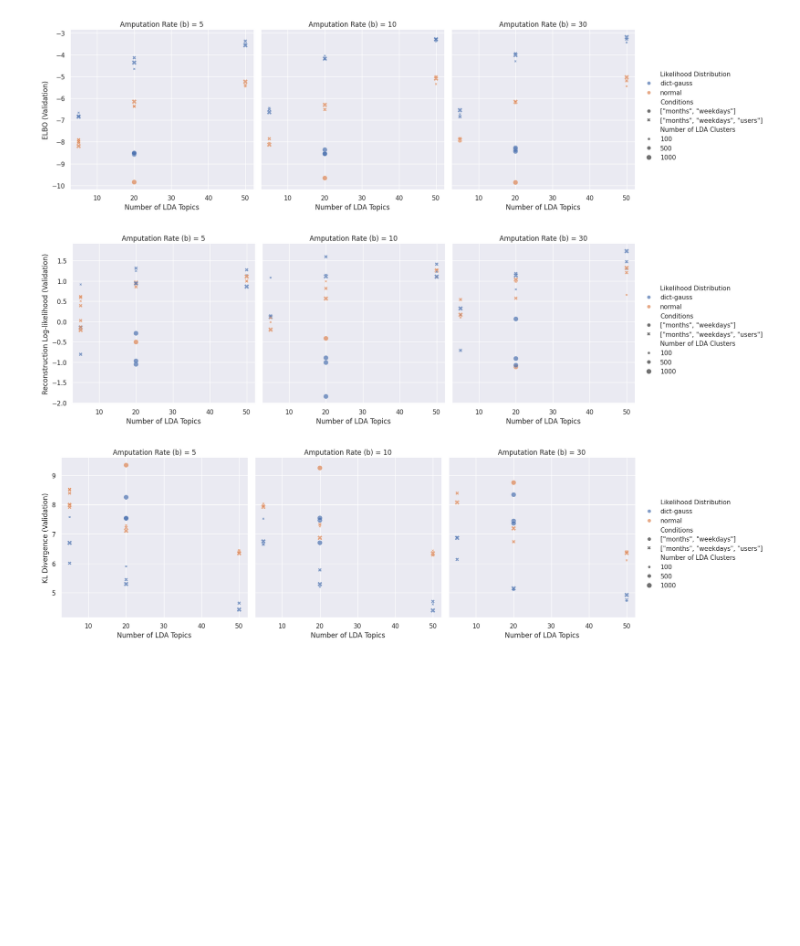
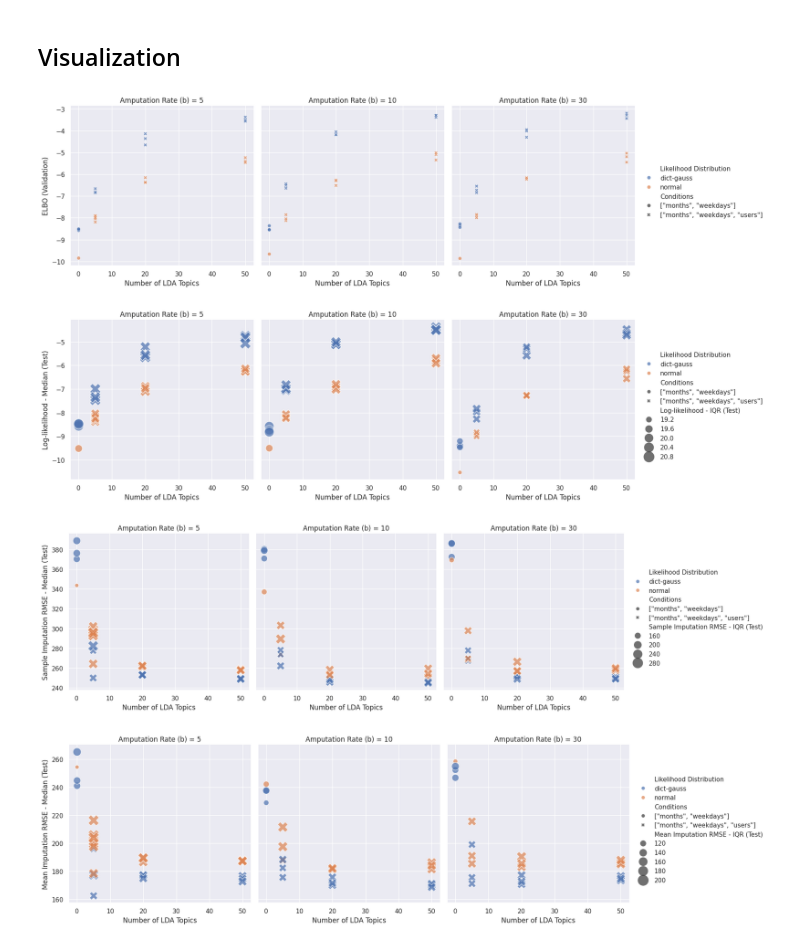
Before and after one commit to kabolat/behavio-temporal-vae, a Jupyter notebook: notebooks/testing.ipynb, the cells around one changed output. Cells and saved outputs as stored; diff of their text form; code cells hidden in the pictures; blank space fills up the shorter version.

Commit message:
backcasting results integrated

```diff
--- a/notebooks/testing.ipynb
+++ b/notebooks/testing.ipynb
@@ -33,8 +33,20 @@ for i, folder in enumerate(os.listdir(os.path.join(config_dir))):
     # Load config file
     with open(os.path.join(config_dir, folder, config_file), 'r') as f: config = json.load(f)
     config_flt = utils.flatten_dict(config)
+
+    # Get validation metrics by reading tensorboard logs
     for tag in os.listdir(os.path.join(config_dir, folder, 'tensorboard')):
         tag_folder = os.path.join(config_dir, folder, 'tensorboard', tag)
         loss = SummaryReader(tag_folder).scalars["value"].values[-1]
         config_flt[tag] = loss
-    df_experiment = pd.concat([df_experiment, pd.DataFrame(config_flt, index=[i])], axis=0)
+    df_config_val = pd.DataFrame(config_flt, index=[i])
+
+    # Load test results
+    if not os.path.exists(os.path.join(config_dir, folder, 'test_results.json')): continue
+    else:
+        with open(os.path.join(config_dir, folder, 'test_results.json'), 'rb') as f: test_results = json.load(f)
+        test_results_flt = utils.flatten_dict(test_results)
+        ##add to dataframe
+        df_test = pd.DataFrame(test_results_flt, index=[i])
+
+    df_experiment = pd.concat([df_experiment, pd.concat([df_config_val, df_test], axis=1)], axis=0)
@@ -53,3 +102,15 @@ df_experiment.rename(columns={'Loss_ELBO_val': 'ELBO (Validation)',
+# %%
+## if df_expermient["Conditons"] does not have "users", replace def_experiment["Number of LDA Topics"] with 0
+df_experiment.loc[df_experiment["Conditions"].apply(lambda x: "users" not in x), "Number of LDA Topics"] = 0
+df_experiment.loc[df_experiment["Conditions"].apply(lambda x: "users" not in x), "Number of LDA Clusters"] = 0
+## if df_expermient["Likelihood Distribution"] is not "dict-gauss", replace def_experiment['Pattern Dictionary Size'] with 0
+df_experiment.loc[df_experiment["Likelihood Distribution"] != "dict-gauss", "Pattern Dictionary Size"] = 0
+# %%
+df_experiment["Log-likelihood - IQR (Test)"] = df_experiment["Log-likelihood - Upper Quartile (Test)"] - df_experiment["Log-likelihood - Lower Quartile (Test)"]
+df_experiment["Sample Imputation RMSE - IQR (Test)"] = df_experiment["Sample Imputation RMSE - Upper Quartile (Test)"] - df_experiment["Sample Imputation RMSE - Lower Quartile (Test)"]
+df_experiment["Mean Imputation RMSE - IQR (Test)"] = df_experiment["Mean Imputation RMSE - Upper Quartile (Test)"] - df_experiment["Mean Imputation RMSE - Lower Quartile (Test)"]
+# %% [markdown]
+## Visualization
 # %%
 relplot_kwargs = {
                     'data': df_experiment,
@@ -57,17 +118,24 @@ relplot_kwargs = {
                     'col': 'Amputation Rate (b)',
                     'style': 'Conditions',
                     'hue': 'Likelihood Distribution',
-                    'size': 'Number of LDA Clusters',
-                    'alpha': 0.7}
+                    'alpha': 0.7,
+                    # "kind":"line"
+                    "sizes": (50, 400)
+                }
-# %%
-h = sns.relplot(y='ELBO (Validation)', **relplot_kwargs)
-# h.set_xlabels(size=10)
-plt.show()
-h = sns.relplot(y='Reconstruction Log-likelihood (Validation)', **relplot_kwargs)
-plt.show()
-h = sns.relplot(y='KL Divergence (Validation)', **relplot_kwargs)
-plt.show()
-# %% [output]
-[figure, removed]
-[figure, removed]
-[figure, removed]
+# %%
+h=sns.relplot(y='ELBO (Validation)', **relplot_kwargs)
+plt.show()
+
+h = sns.relplot(y='Log-likelihood - Median (Test)', size ="Log-likelihood - IQR (Test)",**relplot_kwargs)
+plt.show()
+h = sns.relplot(y='Sample Imputation RMSE - Median (Test)', size="Sample Imputation RMSE - IQR (Test)", **relplot_kwargs)
+# plt.ylim([350,500])
+plt.show()
+h = sns.relplot(y='Mean Imputation RMSE - Median (Test)', size="Mean Imputation RMSE - IQR (Test)", **relplot_kwargs)
+# plt.ylim([350,500])
+plt.show()
+# %% [output]
+[figure, added]
+[figure, added]
+[figure, added]
+[figure, added]
```
Also changed, not shown: parts of 3 cells of this notebook.
